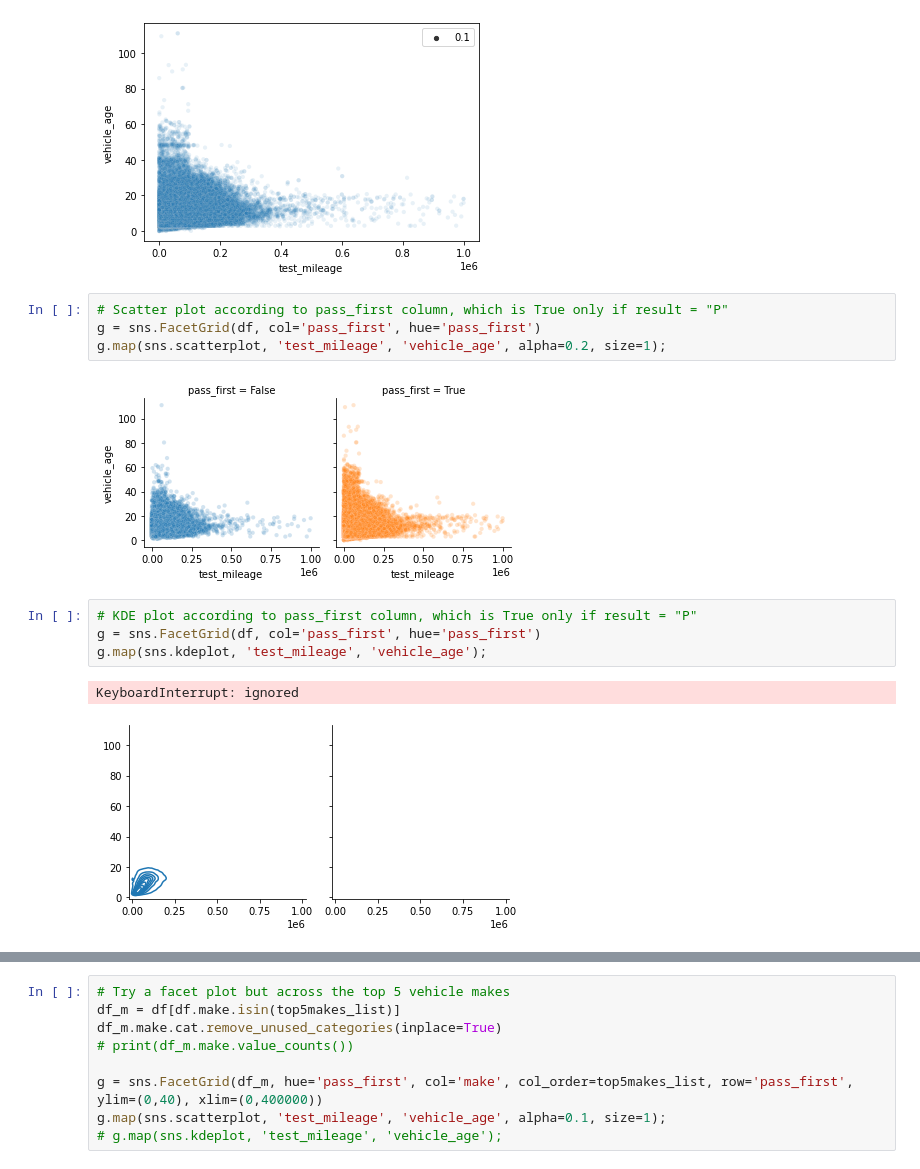
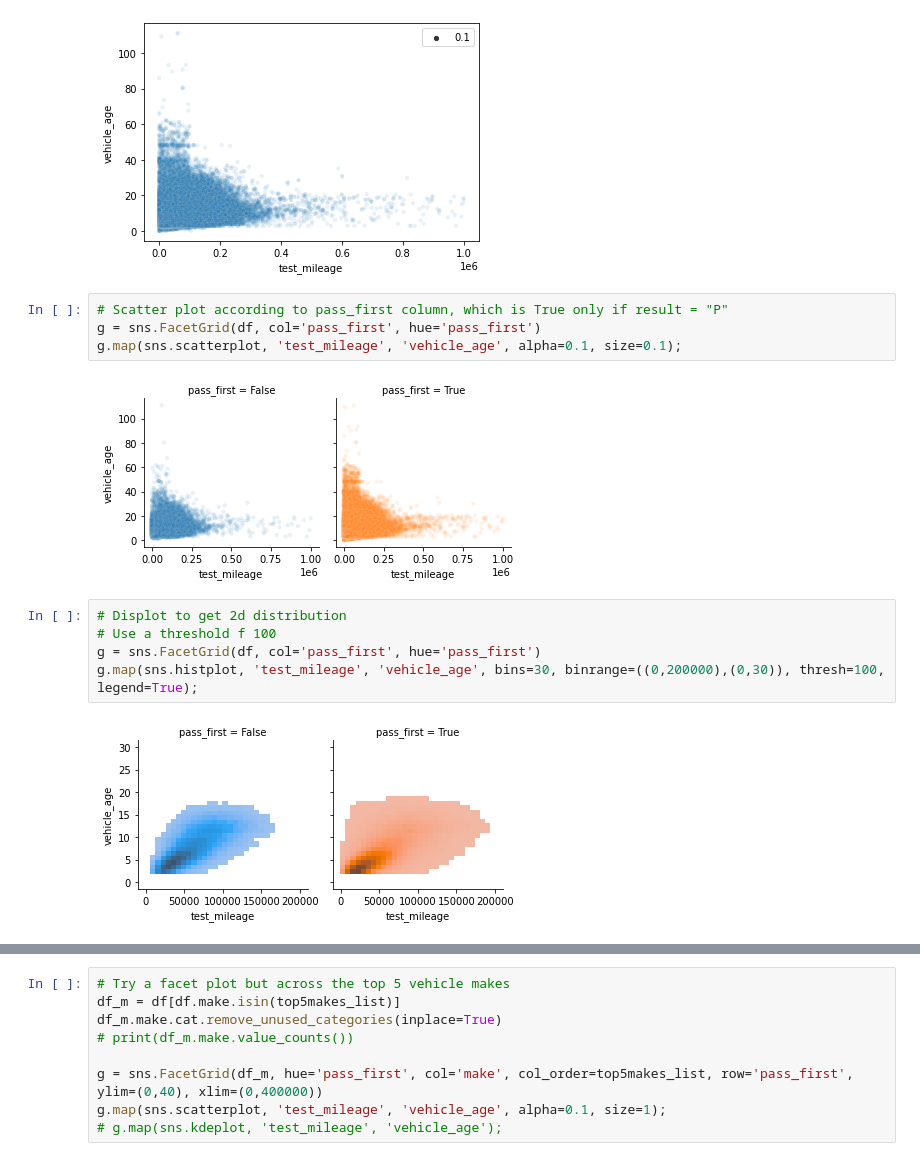
Before and after one commit to adin786/mot-data, a Jupyter notebook: mot_analysis.ipynb, the cells around one changed output, grey strips where cells are left out. Drawn from its saved outputs; the diff is of its cells as text.

```diff
--- a/mot_analysis.ipynb
+++ b/mot_analysis.ipynb
@@ -276,13 +331,13 @@ sns.scatterplot(data=df, x='test_mileage', y='vehicle_age', alpha=0.1, size=0.1)
 # %%
 # Scatter plot according to pass_first column, which is True only if result = "P"
 g = sns.FacetGrid(df, col='pass_first', hue='pass_first')
-g.map(sns.scatterplot, 'test_mileage', 'vehicle_age', alpha=0.2, size=1);
+g.map(sns.scatterplot, 'test_mileage', 'vehicle_age', alpha=0.1, size=0.1);
 # %% [output]
-[figure, old version]
+[figure, new version]
 # %%
-# KDE plot according to pass_first column, which is True only if result = "P"
+# Displot to get 2d distribution
+# Use a threshold f 100
 g = sns.FacetGrid(df, col='pass_first', hue='pass_first')
-g.map(sns.kdeplot, 'test_mileage', 'vehicle_age');
+g.map(sns.histplot, 'test_mileage', 'vehicle_age', bins=30, binrange=((0,200000),(0,30)), thresh=100, legend=True);
 # %% [output]
-KeyboardInterrupt: ignored
-[figure, old version]
+[figure, new version]
```
Also changed, not shown: parts of 25 cells of this notebook.
